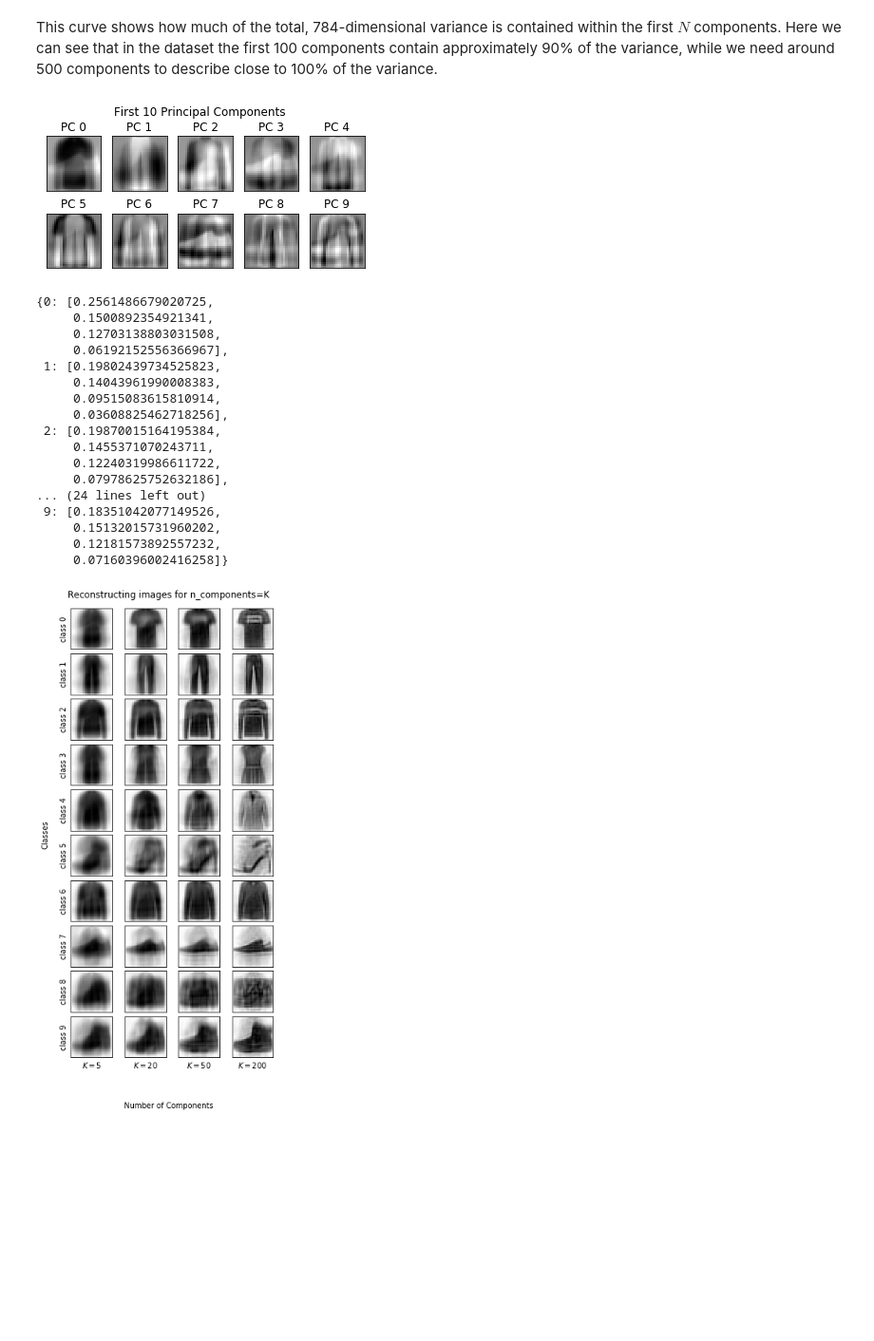
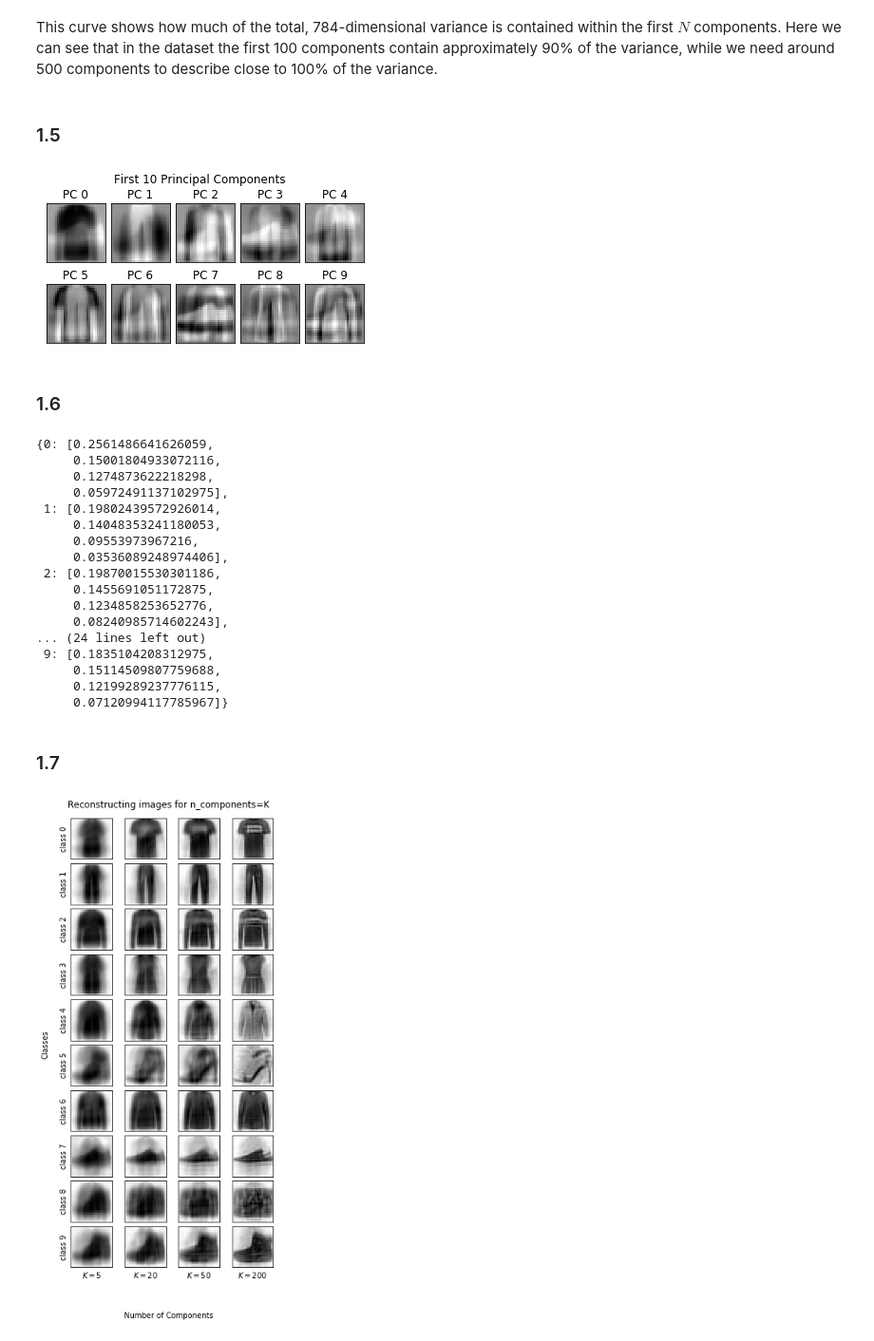
Before and after one commit to apurvmishra99/iaml-cw2, a Jupyter notebook: explore_q1.ipynb, the cells around one changed output. Shown at 95% size. Cells and saved outputs as stored; diff of their text form; code cells hidden in the pictures; blank space fills up the shorter version.

```diff
--- a/explore_q1.ipynb
+++ b/explore_q1.ipynb
@@ -39,24 +41,23 @@ def find_index(x):
 # %%
+# 1.2
+class_samples = {i: Xtrn[Ytrn == i] for i in range(10)}
+class_mean_sample = {i: class_samples[i].mean(axis=0) for i in range(10)}
+dist_to_class_mean_idx = {i: np.linalg.norm(class_samples[i] - class_mean_sample[i], axis=1).argsort() for i in range(10)}
+sorted_by_class_mean = {i: class_samples[i][dist_to_class_mean_idx[i]] for i in range(10)}
+samples_to_plot = {i: [class_mean_sample[i], *sorted_by_class_mean[i][:2], *sorted_by_class_mean[i][-2:]] for i in range(10)}
+sample_indexes = {i: list(map(lambda x: (Xtrn == x).all(axis=1).nonzero()[0][0], samples_to_plot[i][1:])) for i in range(10)}
+
 # Setting up the subplots
-fig, ax = plt.subplots(nrows=10, ncols=5, sharex="col", sharey="row", figsize=(10, 20))
-plt.setp(ax, xticks=[], yticks=[])
+fig, ax = plt.subplots(nrows=10, ncols=5, sharex="col", sharey="row",
+                figsize=(7.5, 15), subplot_kw={'xticks':[], 'yticks':[]},
+                gridspec_kw=dict(hspace=0.3, wspace=0.1))
 
 for i in range(10):
-    mask = Ytrn == i
-    class_vecs = Xtrn[mask]
-    class_mean_vec = class_vecs.mean(axis=0)
-    dists = np.linalg.norm(class_vecs - class_mean_vec, axis=1)
-    dists_sorted = dists.argsort()
-    max_1, max_2 = class_vecs[dists_sorted[-1]], class_vecs[dists_sorted[-2]]
-    min_1, min_2 = class_vecs[dists_sorted[0]], class_vecs[dists_sorted[1]]
-    to_plot = [class_mean_vec, min_1, min_2, max_2, max_1]
-    vec_indices = list(map(find_index, to_plot[1:]))
-
     for j in range(5):
         ax[i, 0].set_ylabel(f"class {i}")
         if j != 0:
-            ax[i, j].title.set_text(f"{vec_indices[j - 1]}")
-        img = to_plot[j].reshape((28, 28))
+            ax[i, j].title.set_text(f"{sample_indexes[i][j - 1]}")
+        img = samples_to_plot[i][j].reshape((28, 28))
         ax[i, j].imshow(img, cmap="gray_r")
 
 ax[-1, 0].set_xlabel("Mean")
@@ -78,5 +81,3 @@ np.round(pca.explained_variance_[:5], 4)
 array([19.8098, 12.1122,  4.1062,  3.3818,  2.6248])
 # %% [markdown]
 The explained variances of the first five components are $[19.8098, 12.1122,  4.1062,  3.3818,  2.6248]$
-# %%
-pca = PCA(n_components=784).fit(Xtrn_nm)
@@ -93,23 +96,27 @@ plt.show()
 [figure]
 # %% [markdown]
 This curve shows how much of the total, 784-dimensional variance is contained within the first $N$ components. Here we can see that in the dataset the first 100 components contain approximately 90% of the variance, while we need around 500 components to describe close to 100% of the variance.
+# %% [markdown]
+### 1.5
 # %%
 # 1.5
 pca_comp_to_plot = pca.components_[:10]
-fig, ax = plt.subplots(nrows=2, ncols=5, figsize=(6, 3))
-plt.setp(ax, xticks=[], yticks=[])
-# fig.tight_layout()
-fig.subplots_adjust(hspace=0)
+fig, ax = plt.subplots(nrows=2, ncols=5, sharex="col", sharey="row",
+                figsize=(6, 3), subplot_kw={'xticks':[], 'yticks':[]},
+                gridspec_kw=dict(hspace=0.1, wspace=0.1))
+
 for i in range(2):
     for j in range(5):
         image = pca_comp_to_plot[5*i + j].reshape((28,28))
         ax[i, j].title.set_text(f"PC {5*i + j}")
         ax[i, j].imshow(image, cmap='gray_r')
-fig.suptitle("First 10 Principal Components", y=0.97)
+fig.suptitle("First 10 Principal Components", y=0.99)
 plt.savefig("results/1_5.png")
 plt.show()
 # %% [output]
-[figure, old version]
+[figure, new version]
+# %% [markdown]
+### 1.6
 # %%
 # 1.6
 K = [5,20,50,200]
@@ -130,23 +137,25 @@ for i in range(10):
 import pprint
 pprint.pprint(class_rmses)
 # %% [output]
-{0: [0.2561486679020725,
-     0.1500892354921341,
-     0.12703138803031508,
-     0.06192152556366967],
- 1: [0.19802439734525823,
-     0.14043961990008383,
-     0.09515083615810914,
-     0.03608825462718256],
- 2: [0.19870015164195384,
-     0.1455371070243711,
-     0.12240319986611722,
-     0.07978625752632186],
+{0: [0.2561486641626059,
+     0.15001804933072116,
+     0.1274873622218298,
+     0.05972491137102975],
+ 1: [0.19802439572926014,
+     0.14048353241180053,
+     0.09553973967216,
+     0.03536089248974406],
+ 2: [0.19870015530301186,
+     0.1455691051172875,
+     0.1234858253652776,
+     0.08240985714602243],
 ... (24 lines left out)
- 9: [0.18351042077149526,
-     0.15132015731960202,
-     0.12181573892557232,
-     0.07160396002416258]}
+ 9: [0.1835104208312975,
+     0.15114509807759688,
+     0.12199289237776115,
+     0.07120994117785967]}
+# %% [markdown]
+### 1.7
 # %%
 # 1.7
 fig, ax = plt.subplots(10, 4, figsize=(5, 11),
```
Also changed, not shown: parts of 8 cells of this notebook, 7 other files.
